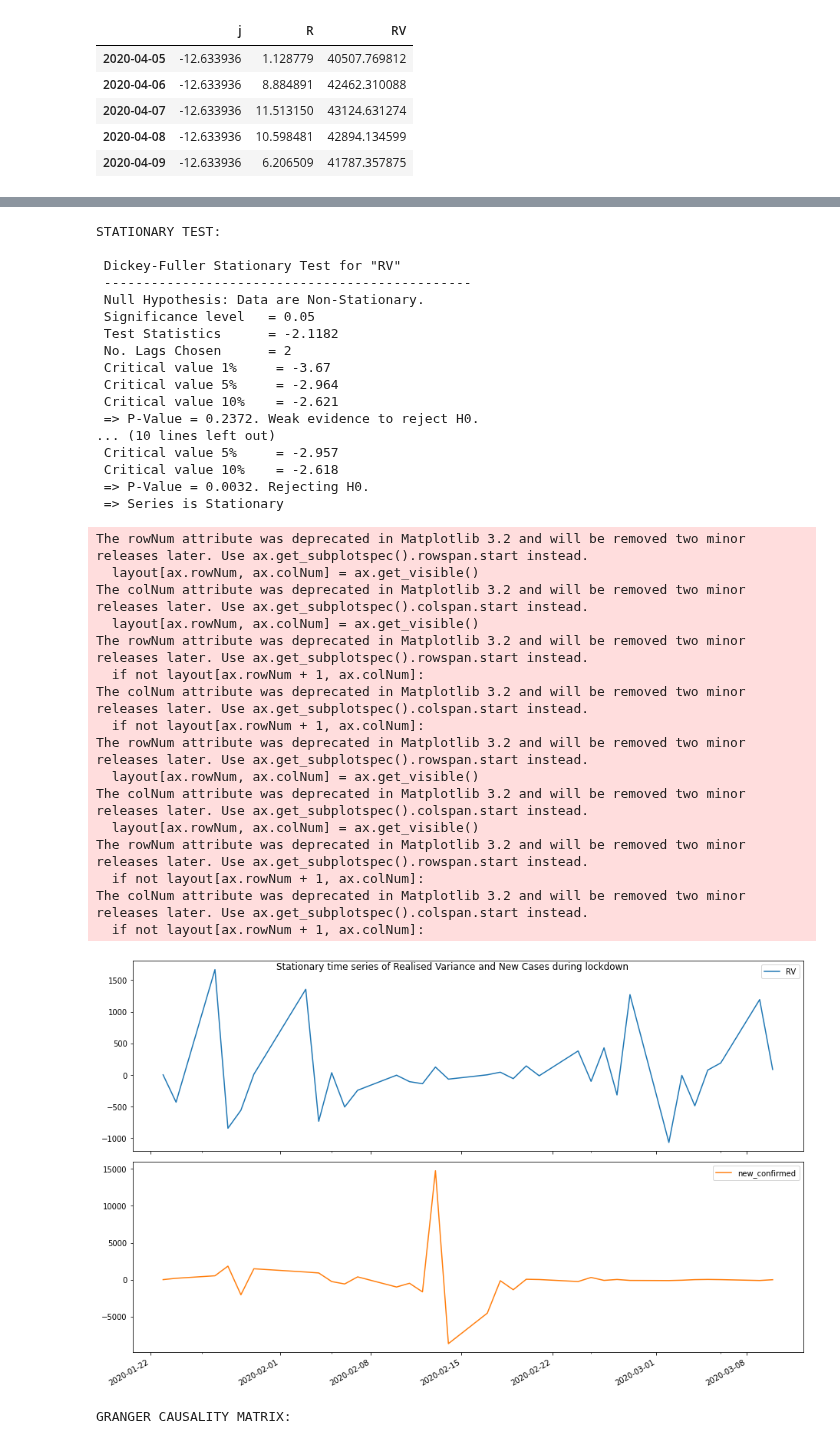
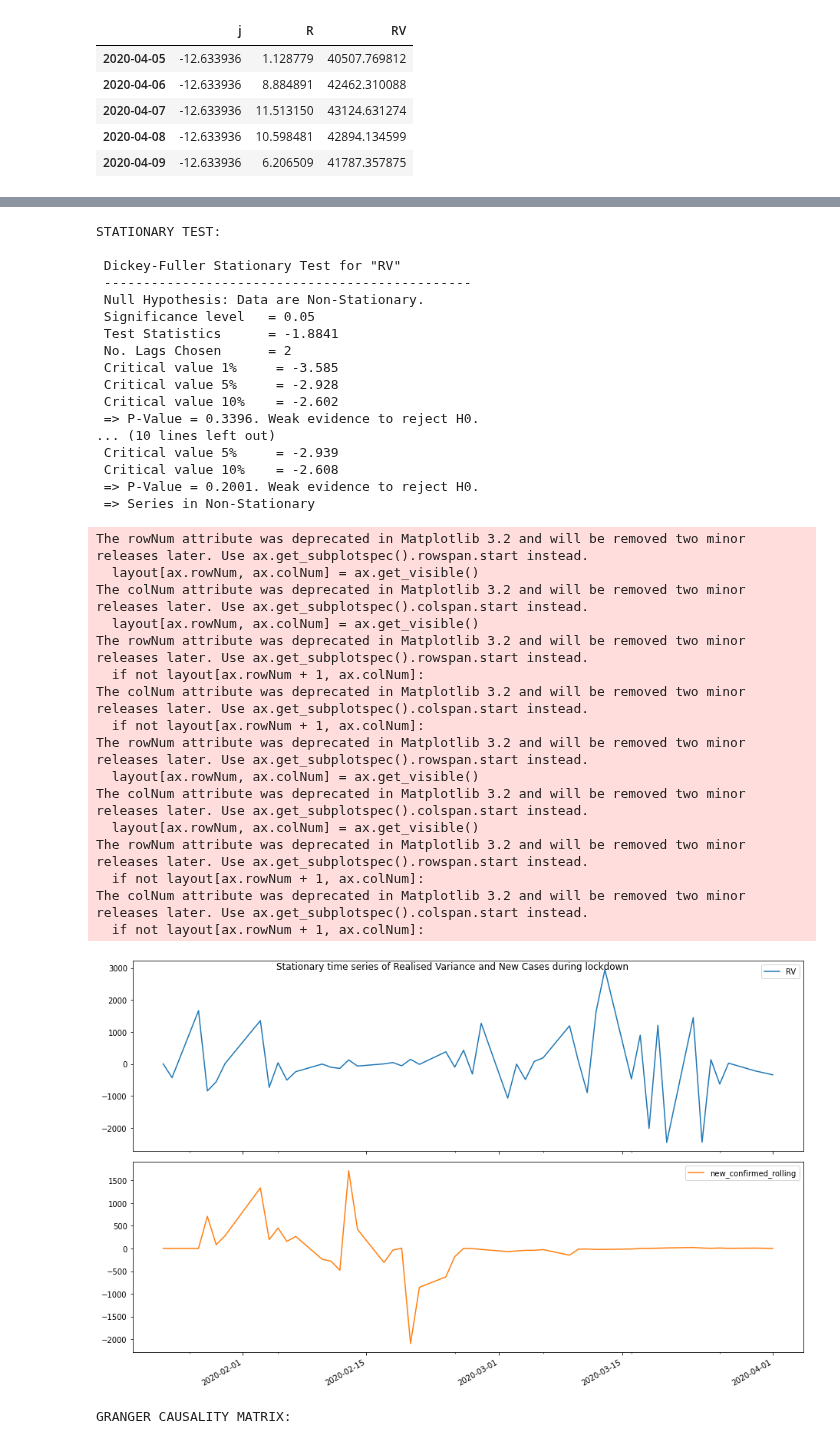
Before and after one commit to anitamezzetti/covid_impact_stocks_volatility, a Jupyter notebook: HienRealisedVarianceByCountry.ipynb, the cells around one changed output, grey strips where cells are left out. Saved outputs shown, nothing was run; the diff lists cells and outputs as text; code cells hidden in the pictures.

Commit message:
fixed data for division by period

```diff
--- a/HienRealisedVarianceByCountry.ipynb
+++ b/HienRealisedVarianceByCountry.ipynb
@@ -256,8 +270,8 @@ GRANGER CAUSALITY MATRIX:
 # China: 23rd Jan - 10th March
 # Switzerland:  17th March - 27th April
 period_jpn = ("2020-04-04", "2020-05-25")
-period_chi = ("2020-01-23", "2020-03-10")
-period_che = ("2020-03-17", "2020-04-27")
+period_chi = ("2020-01-23", "2020-04-01")
+period_che = ("2020-03-17", "2020-05-17")
 period_us = ("2020-03-20", "2020-05-15")
 # %%
 lockdown_jpn_rvs = jpn_rvs[period_jpn[0]:period_jpn[1]]
@@ -298,8 +312,8 @@ for country in countries_of_interest:
     dfs_covid_lockdown[country] = df[periods[country][0]: periods[country][1]]
 # %%
 # compare each country's index's RVs with their respective COVID dynamic
-granger_vars = ["RV", "new_confirmed"]
-lockdown_jpn_merged = pd.merge(lockdown_jpn_rvs[["RV"]], dfs_covid_lockdown["JPN"][["new_confirmed"]],
+granger_vars = ["RV", "new_confirmed_rolling"]
+lockdown_jpn_merged = pd.merge(lockdown_jpn_rvs[["RV"]], dfs_covid_lockdown["JPN"][["new_confirmed_rolling"]],
                       how="inner", left_index=True,
                       right_index=True)
 granger_causality(lockdown_jpn_merged, granger_vars, "Realised Variance and New Cases during lockdown")
@@ -435,41 +456,41 @@ ValueError: Insufficient observations. Maximum allowable lag is 7
 # %%
-lockdown_chi_merged = pd.merge(lockdown_chi_rvs[["RV"]], dfs_covid_lockdown["CHN"][["new_confirmed"]],
+lockdown_chi_merged = pd.merge(lockdown_chi_rvs[["RV"]], dfs_covid_lockdown["CHN"][["new_confirmed_rolling"]],
                       how="inner", left_index=True,
                       right_index=True)
 granger_causality(lockdown_chi_merged, granger_vars, "Realised Variance and New Cases during lockdown")
 # %% [output]
 STATIONARY TEST:
 
  Dickey-Fuller Stationary Test for "RV"
  -----------------------------------------------
  Null Hypothesis: Data are Non-Stationary.
  Significance level   = 0.05
- Test Statistics      = -2.1182
+ Test Statistics      = -1.8841
  No. Lags Chosen      = 2
- Critical value 1%     = -3.67
- Critical value 5%     = -2.964
- Critical value 10%    = -2.621
- => P-Value = 0.2372. Weak evidence to reject H0.
+ Critical value 1%     = -3.585
+ Critical value 5%     = -2.928
+ Critical value 10%    = -2.602
+ => P-Value = 0.3396. Weak evidence to reject H0.
 ... (10 lines left out)
- Critical value 5%     = -2.957
- Critical value 10%    = -2.618
- => P-Value = 0.0032. Rejecting H0.
- => Series is Stationary
+ Critical value 5%     = -2.939
+ Critical value 10%    = -2.608
+ => P-Value = 0.2001. Weak evidence to reject H0.
+ => Series in Non-Stationary
 The rowNum attribute was deprecated in Matplotlib 3.2 and will be removed two minor releases later. Use ax.get_subplotspec().rowspan.start instead.
   layout[ax.rowNum, ax.colNum] = ax.get_visible()
 The colNum attribute was deprecated in Matplotlib 3.2 and will be removed two minor releases later. Use ax.get_subplotspec().colspan.start instead.
   layout[ax.rowNum, ax.colNum] = ax.get_visible()
 The rowNum attribute was deprecated in Matplotlib 3.2 and will be removed two minor releases later. Use ax.get_subplotspec().rowspan.start instead.
   if not layout[ax.rowNum + 1, ax.colNum]:
 The colNum attribute was deprecated in Matplotlib 3.2 and will be removed two minor releases later. Use ax.get_subplotspec().colspan.start instead.
   if not layout[ax.rowNum + 1, ax.colNum]:
 The rowNum attribute was deprecated in Matplotlib 3.2 and will be removed two minor releases later. Use ax.get_subplotspec().rowspan.start instead.
   layout[ax.rowNum, ax.colNum] = ax.get_visible()
 The colNum attribute was deprecated in Matplotlib 3.2 and will be removed two minor releases later. Use ax.get_subplotspec().colspan.start instead.
   layout[ax.rowNum, ax.colNum] = ax.get_visible()
 The rowNum attribute was deprecated in Matplotlib 3.2 and will be removed two minor releases later. Use ax.get_subplotspec().rowspan.start instead.
   if not layout[ax.rowNum + 1, ax.colNum]:
 The colNum attribute was deprecated in Matplotlib 3.2 and will be removed two minor releases later. Use ax.get_subplotspec().colspan.start instead.
   if not layout[ax.rowNum + 1, ax.colNum]:
-[figure, old version]
+[figure, new version]
 GRANGER CAUSALITY MATRIX:
```
Also changed, not shown: parts of 9 cells of this notebook.
